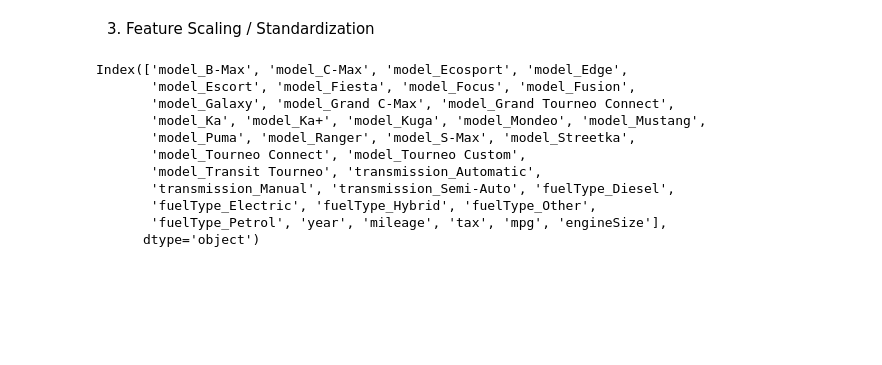
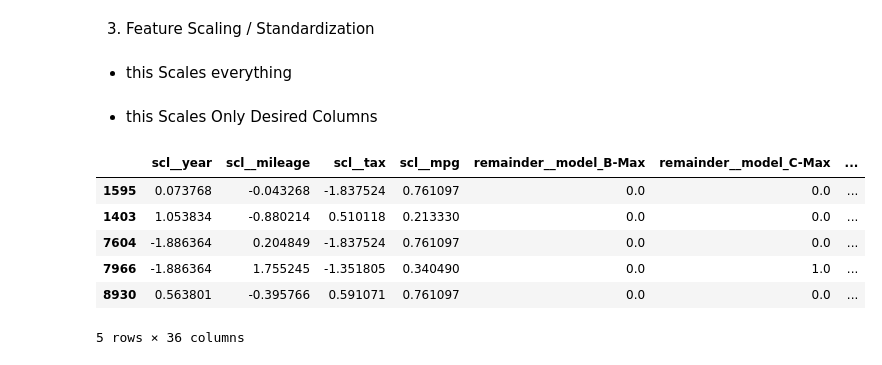
Before and after one commit to adarsh-singh106/Road-To-ML, a Jupyter notebook: Week - 2/02-Ford-Price-Prediction.ipynb, the cells around one changed output. Cells and saved outputs as stored; diff of their text form; code cells hidden in the pictures; blank space fills up the shorter version.

```diff
--- a/Week - 2/02-Ford-Price-Prediction.ipynb
+++ b/Week - 2/02-Ford-Price-Prediction.ipynb
@@ -460,17 +461,5 @@ x_train_encoded = ct.fit_transform(x_train)
 x_test_encoded = ct.transform(x_test)
 # %% [markdown]
 3. Feature Scaling / Standardization
-# %%
-x_train_encoded.columns
-# %% [output]
-Index(['model_B-Max', 'model_C-Max', 'model_Ecosport', 'model_Edge',
-       'model_Escort', 'model_Fiesta', 'model_Focus', 'model_Fusion',
-       'model_Galaxy', 'model_Grand C-Max', 'model_Grand Tourneo Connect',
-       'model_Ka', 'model_Ka+', 'model_Kuga', 'model_Mondeo', 'model_Mustang',
-       'model_Puma', 'model_Ranger', 'model_S-Max', 'model_Streetka',
-       'model_Tourneo Connect', 'model_Tourneo Custom',
-       'model_Transit Tourneo', 'transmission_Automatic',
-       'transmission_Manual', 'transmission_Semi-Auto', 'fuelType_Diesel',
-       'fuelType_Electric', 'fuelType_Hybrid', 'fuelType_Other',
-       'fuelType_Petrol', 'year', 'mileage', 'tax', 'mpg', 'engineSize'],
-      dtype='object')
+# %% [markdown]
+- this Scales everything
@@ -476,0 +476,29 @@ Index(['model_B-Max', 'model_C-Max', 'model_Ecosport', 'model_Edge',
+# %% [markdown]
+- this Scales Only Desired Columns
+# %%
+from sklearn.compose import ColumnTransformer
+from sklearn.preprocessing import StandardScaler
+
+# Define which columns to scale by name or index
+cols_to_scale = ['year', 'mileage', 'tax', 'mpg']
+
+# Create the transformer
+ct = ColumnTransformer([
+    ('scl', StandardScaler(), cols_to_scale)
+], remainder='passthrough') # 'passthrough' keeps other columns untouched
+
+ct.set_output(transform='pandas')
+
+# Apply to your data
+x_train_scaled = ct.fit_transform(x_train_encoded)
+x_test_scaled = ct.transform(x_test_encoded)
+# %%
+x_train_scaled.head()
+# %% [output]
+|  | scl__year | scl__mileage | scl__tax | scl__mpg | remainder__model_B-Max | remainder__model_C-Max | ... |
+| 1595 | 0.073768 | -0.043268 | -1.837524 | 0.761097 | 0.0 | 0.0 | ... |
+| 1403 | 1.053834 | -0.880214 | 0.510118 | 0.213330 | 0.0 | 0.0 | ... |
+| 7604 | -1.886364 | 0.204849 | -1.837524 | 0.761097 | 0.0 | 0.0 | ... |
+| 7966 | -1.886364 | 1.755245 | -1.351805 | 0.340490 | 0.0 | 1.0 | ... |
+| 8930 | 0.563801 | -0.395766 | 0.591071 | 0.761097 | 0.0 | 0.0 | ... |
+5 rows × 36 columns
```
Also changed, not shown: parts of 5 cells of this notebook.
